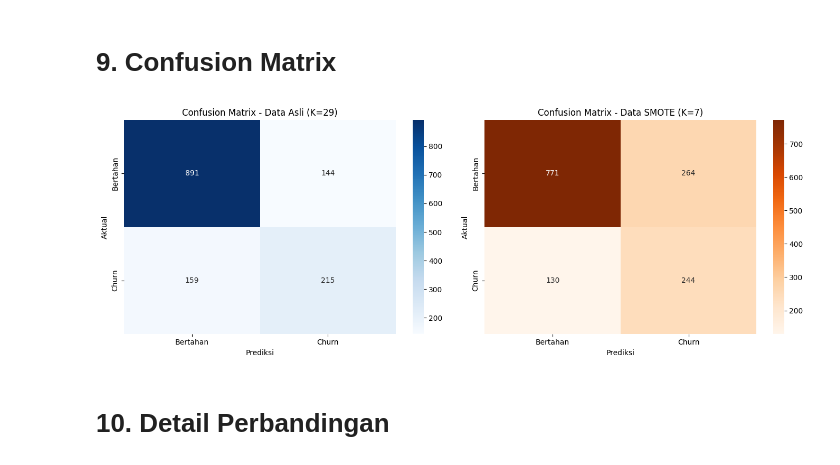
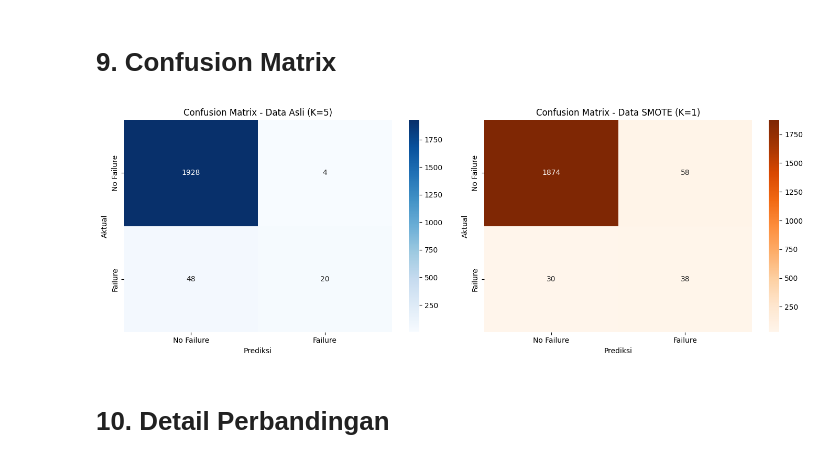
Before and after one commit to Qorrykharismayani/Tugas-Besar-Machine-Learning, a Jupyter notebook: notebooks/model_knn.ipynb, the cells around one changed output. Saved outputs shown, nothing was run; the diff lists cells and outputs as text; code cells hidden in the pictures.

```diff
--- a/notebooks/model_knn.ipynb
+++ b/notebooks/model_knn.ipynb
@@ -43,16 +32,12 @@ Name: proportion, dtype: float64
 # %% [markdown]
 # 3. Feature dan Label
 # %%
-train_df['TotalCharges'] = pd.to_numeric(train_df['TotalCharges'].replace(' ', np.nan), errors='coerce')
+# Memisahkan Fitur (X) dan Label/Target (y)
+X = train_df.drop(columns=['UDI', 'Product ID', 'Target', 'Failure Type'])
+y = train_df['Target']
 
-# Encode target ke 0/1 (INI PENTING - sering bikin akurasi jelek kalau skip)
-train_df['Churn'] = train_df['Churn'].map({'Yes': 1, 'No': 0})
-
-X = train_df.drop(columns=['customerID', 'Churn'])
-y = train_df['Churn']
-
-print(f"✅ Pemisahan Fitur dan Target Selesai.")
-print(f"Jumlah Fitur: {X.shape[1]} kolom | Target: {y.name}")
-print(f"Missing Values:\n{X.isnull().sum()[X.isnull().sum() > 0]}")
+print("✅ Pemisahan Fitur dan Target Selesai.")
+print(f"Kolom Fitur yang Digunakan: {X.columns.tolist()}")
+print(f"Distribusi Target Asli:\n{y.value_counts()}")
 # %% [output]
 ✅ Pemisahan Fitur dan Target Selesai.
@@ -223,36 +152,41 @@ F1-Score Data SMOTE      : 0.5533
 # %% [markdown]
 # 9. Confusion Matrix
 # %%
+# =====================================================================
+# 9. Confusion Matrix & Perhitungan Metrik Evaluasi Lengkap
+# =====================================================================
 import matplotlib.pyplot as plt
 import seaborn as sns
-from sklearn.metrics import confusion_matrix
+from sklearn.metrics import confusion_matrix, precision_recall_fscore_support
 
-best_k_asli = best_params_asli['n_neighbors']
-best_k_smote = best_params_smote['n_neighbors']
-
-# Sekarang kode plot Anda akan berjalan:
 fig, ax = plt.subplots(1, 2, figsize=(14, 5))
 
-# Plot Heatmap Data Asli
-cm_asli = confusion_matrix(y_test, y_pred_asli) # Pastikan y_pred_asli sudah ada
+# --- 1. Perhitungan & Plot Data Asli ---
+cm_asli = confusion_matrix(y_test, y_pred_asli)
 sns.heatmap(cm_asli, annot=True, fmt='d', cmap='Blues', ax=ax[0],
-            xticklabels=['Bertahan', 'Churn'], yticklabels=['Bertahan', 'Churn'])
+            xticklabels=['No Failure', 'Failure'], yticklabels=['No Failure', 'Failure'])
 ax[0].set_title(f'Confusion Matrix - Data Asli (K={best_k_asli})')
 ax[0].set_xlabel('Prediksi')
 ax[0].set_ylabel('Aktual')
 
-# Plot Heatmap Data SMOTE
+# Mengambil nilai precision, recall, f1 untuk kelas Failure (posisi indeks 1)
+prec_asli, rec_asli, f1_asli, _ = precision_recall_fscore_support(y_test, y_pred_asli, average='binary')
+
+# --- 2. Perhitungan & Plot Data SMOTE ---
 cm_smote = confusion_matrix(y_test, y_pred_smote)
 sns.heatmap(cm_smote, annot=True, fmt='d', cmap='Oranges', ax=ax[1],
-            xticklabels=['Bertahan', 'Churn'], yticklabels=['Bertahan', 'Churn'])
+            xticklabels=['No Failure', 'Failure'], yticklabels=['No Failure', 'Failure'])
 ax[1].set_title(f'Confusion Matrix - Data SMOTE (K={best_k_smote})')
 ax[1].set_xlabel('Prediksi')
 ax[1].set_ylabel('Aktual')
 
+# Mengambil nilai precision, recall, f1 untuk kelas Failure (posisi indeks 1)
+prec_smote, rec_smote, f1_smote, _ = precision_recall_fscore_support(y_test, y_pred_smote, average='binary')
+
 plt.tight_layout()
 plt.show()
 # %% [output]
-[figure, old version]
+[figure, new version]
 # %% [markdown]
 # 10. Detail Perbandingan
 # %%
```
Also changed, not shown: parts of 12 cells of this notebook, 4 other files.
